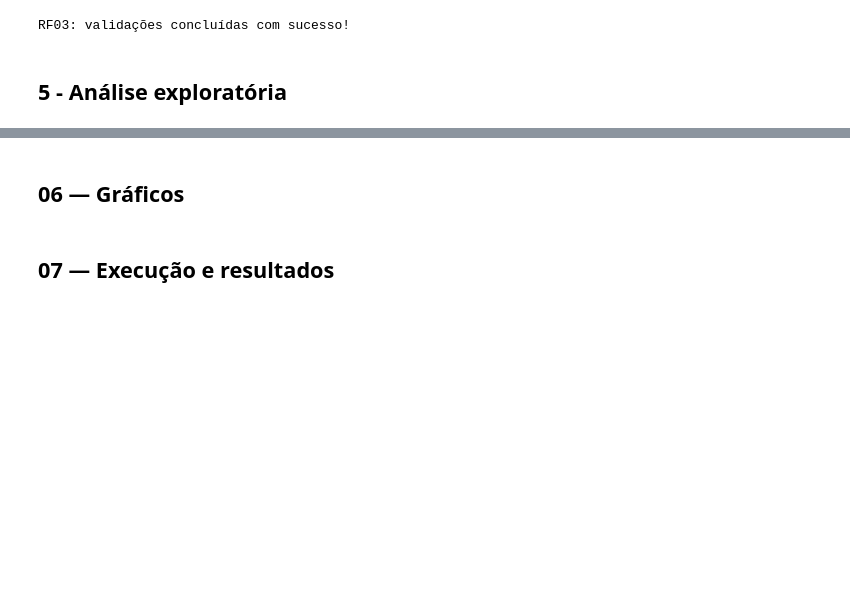
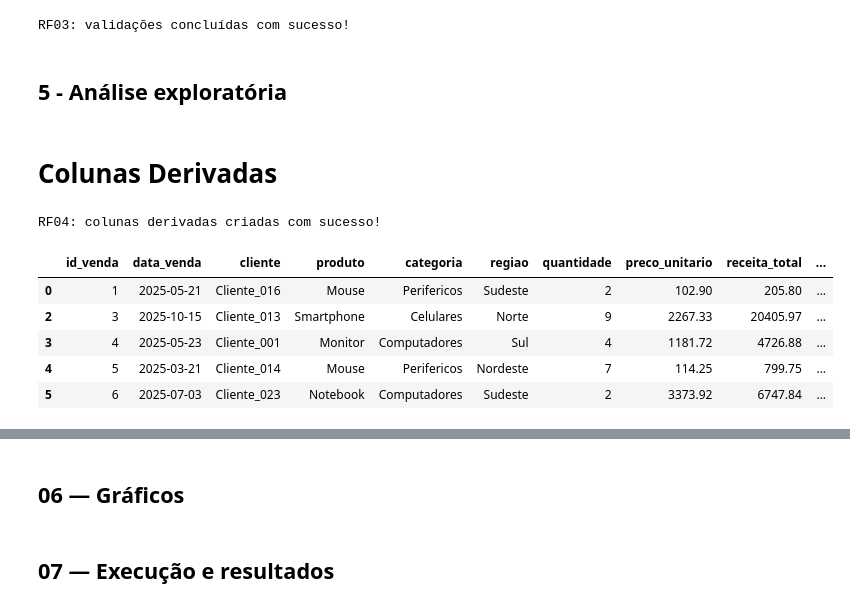
Before and after one commit to jeneferTodt/analise-preditiva-entregas, a Jupyter notebook: salesinsight.ipynb, the cells around one changed output, grey strips where cells are left out. Drawn from its saved outputs; the diff is of its cells as text; code cells hidden in the pictures; blank space fills up the shorter version.

```diff
--- a/salesinsight.ipynb
+++ b/salesinsight.ipynb
@@ -370,3 +370,80 @@ print("RF03: validações concluídas com sucesso!")
 RF03: validações concluídas com sucesso!
 # %% [markdown]
 ## 5 - Análise exploratória
+# %% [markdown]
+# Colunas Derivadas
+# %%
+
+# RF04 - Criar colunas derivadas
+
+# Trabalhar a partir do dataset limpo
+df_analise = df_limpo.copy()
+
+# 1. Receita total por item
+df_analise["receita_total"] = (
+    df_analise["quantidade"] * df_analise["preco_unitario"]
+)
+
+# 2. Mês numérico
+df_analise["mes"] = df_analise["data_venda"].dt.month
+
+# 3. Nome do mês em português
+meses = {
+    1: "Janeiro",
+    2: "Fevereiro",
+    3: "Março",
+    4: "Abril",
+    5: "Maio",
+    6: "Junho",
+    7: "Julho",
+    8: "Agosto",
+    9: "Setembro",
+    10: "Outubro",
+    11: "Novembro",
+    12: "Dezembro"
+}
+
+df_analise["mes_nome"] = df_analise["mes"].map(meses)
+
+# 4. Trimestre
+df_analise["trimestre"] = (
+    "Q" + df_analise["data_venda"].dt.quarter.astype(str)
+)
+
+# 5. Ano
+df_analise["ano"] = df_analise["data_venda"].dt.year
+
+# 6. Classificação condicional da receita por item
+condicoes = [
+    df_analise["receita_total"] < 500,
+    (
+        (df_analise["receita_total"] >= 500)
+        & (df_analise["receita_total"] < 5000)
+    ),
+    df_analise["receita_total"] >= 5000
+]
+
+faixas = [
+    "Baixo Valor",
+    "Medio Valor",
+    "Alto Valor"
+]
+
+df_analise["faixa_receita_item"] = "Nao Classificado"
+
+for condicao, faixa in zip(condicoes, faixas):
+    df_analise.loc[
+        condicao, "faixa_receita_item"
+    ] = faixa
+
+print("RF04: colunas derivadas criadas com sucesso!")
+
+display(df_analise.head())
+# %% [output]
+RF04: colunas derivadas criadas com sucesso!
+|  | id_venda | data_venda | cliente | produto | categoria | regiao | quantidade | preco_unitario | receita_total | ... |
+| 0 | 1 | 2025-05-21 | Cliente_016 | Mouse | Perifericos | Sudeste | 2 | 102.90 | 205.80 | ... |
+| 2 | 3 | 2025-10-15 | Cliente_013 | Smartphone | Celulares | Norte | 9 | 2267.33 | 20405.97 | ... |
+| 3 | 4 | 2025-05-23 | Cliente_001 | Monitor | Computadores | Sul | 4 | 1181.72 | 4726.88 | ... |
+| 4 | 5 | 2025-03-21 | Cliente_014 | Mouse | Perifericos | Nordeste | 7 | 114.25 | 799.75 | ... |
+| 5 | 6 | 2025-07-03 | Cliente_023 | Notebook | Computadores | Sudeste | 2 | 3373.92 | 6747.84 | ... |
```
Also changed, not shown: parts of 1 cell of this notebook.
